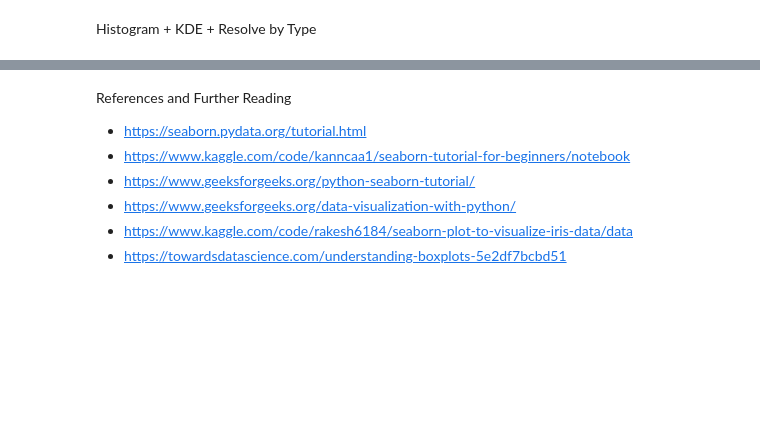
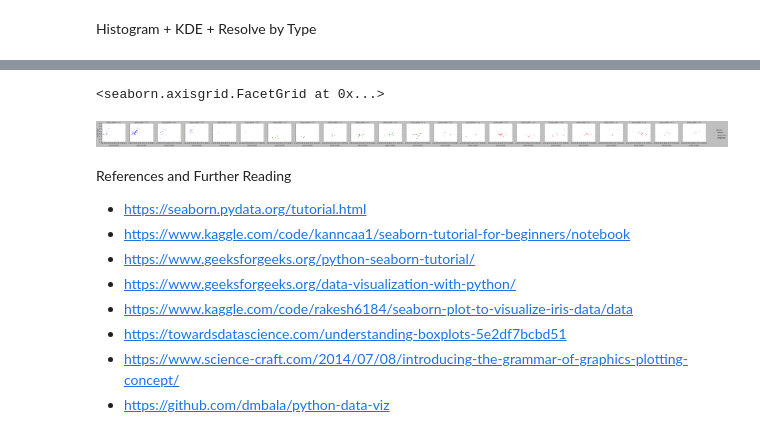
Before and after one commit to dmbala/python-data-viz, a Jupyter notebook: Notebooks/intro_seaborn.ipynb, the cells around one changed output, grey strips where cells are left out. Saved outputs shown, nothing was run; the diff lists cells and outputs as text; code cells hidden in the pictures; blank space fills up the shorter version.

```diff
--- a/Notebooks/intro_seaborn.ipynb
+++ b/Notebooks/intro_seaborn.ipynb
@@ -202,3 +225,10 @@ g.add_legend()
+# %%
+g = sns.FacetGrid(df, col="petal_width", hue="species")
+g.map(sns.scatterplot, "sepal_length", "sepal_width")
+g.add_legend()
+# %% [output]
+<seaborn.axisgrid.FacetGrid at 0x...>
+[figure, added]
 # %% [markdown]
 References and Further Reading
 * https://seaborn.pydata.org/tutorial.html
@@ -207,3 +237,5 @@ References and Further Reading
 * https://www.geeksforgeeks.org/data-visualization-with-python/
 * https://www.kaggle.com/code/rakesh6184/seaborn-plot-to-visualize-iris-data/data
 * https://towardsdatascience.com/understanding-boxplots-5e2df7bcbd51
+* https://www.science-craft.com/2014/07/08/introducing-the-grammar-of-graphics-plotting-concept/
+* https://github.com/dmbala/python-data-viz
```
Also changed, not shown: parts of 18 cells of this notebook.
